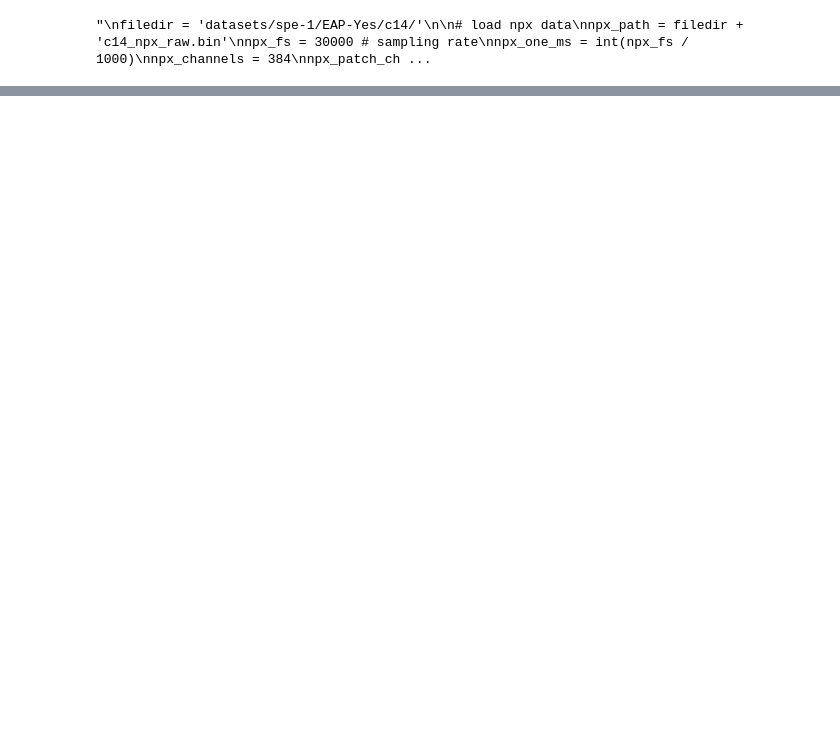
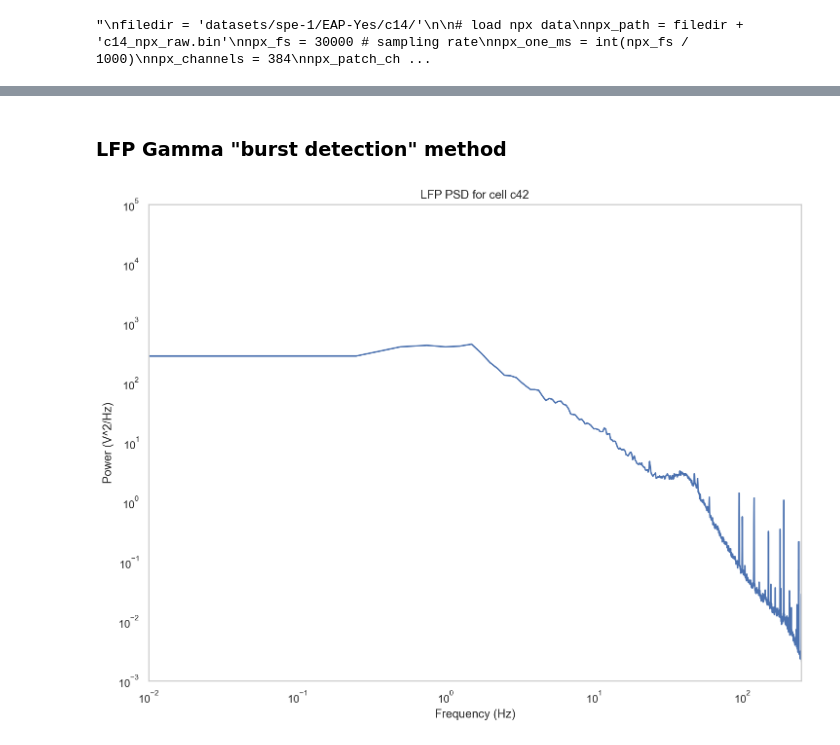
Before and after one commit to voytekresearch/spikewise, a Jupyter notebook: datasets/spe-1_rh.ipynb, the cells around one changed output, grey strips where cells are left out. Saved outputs shown, nothing was run; the diff lists cells and outputs as text; code cells hidden in the pictures; blank space fills up the shorter version.

```diff
--- a/datasets/spe-1_rh.ipynb
+++ b/datasets/spe-1_rh.ipynb
@@ -176,0 +199,28 @@ for filename in tqdm(os.listdir(filedir)):
+# %% [markdown]
+### LFP Gamma "burst detection" method
+# %%
+lfp_c42= '/Users/blancamartin/Desktop/Voytek_Lab/spike_waveform/Neuropixel Paired Recordings/Recordings/lfp_recordings/lfp_recordingsC/c42_lfp_filt.npy'
+# %%
+#get cell number
+cell_num = lfp_c42.split('/')[len(lfp_c42.split('/'))-1].split('_')[0]
+
+lfp_filt_c42 = np.load(lfp_c42)
+lfp_fs = 2500 # sampling rate
+lfp_one_ms = int(lfp_fs / 1000)
+lfp_times_c42 = np.arange(0, np.shape(lfp_filt_c42)[0]) / lfp_one_ms # in ms instead of sec
+# %%
+#plot PSD for cell 42
+# plot power spectrum
+fxx_c42, pxx_c42 = spectral.compute_spectrum(lfp_filt_c42, lfp_fs, method='welch', window='hann', nperseg=lfp_fs*4)
+
+xlim = (10e-3, 250)
+ylim = (10e-4, 10e4)
+plt.loglog(fxx_c42, pxx_c42)
+plt.xlabel('Frequency (Hz)')
+plt.ylabel('Power (V^2/Hz)')
+plt.xlim(xlim)
+plt.ylim(ylim)
+plt.title("LFP PSD for cell "+ cell_num)
+plt.show()
+# %% [output]
+[figure, added]
```
Also changed, not shown: parts of 77 cells of this notebook, 3 other files.
